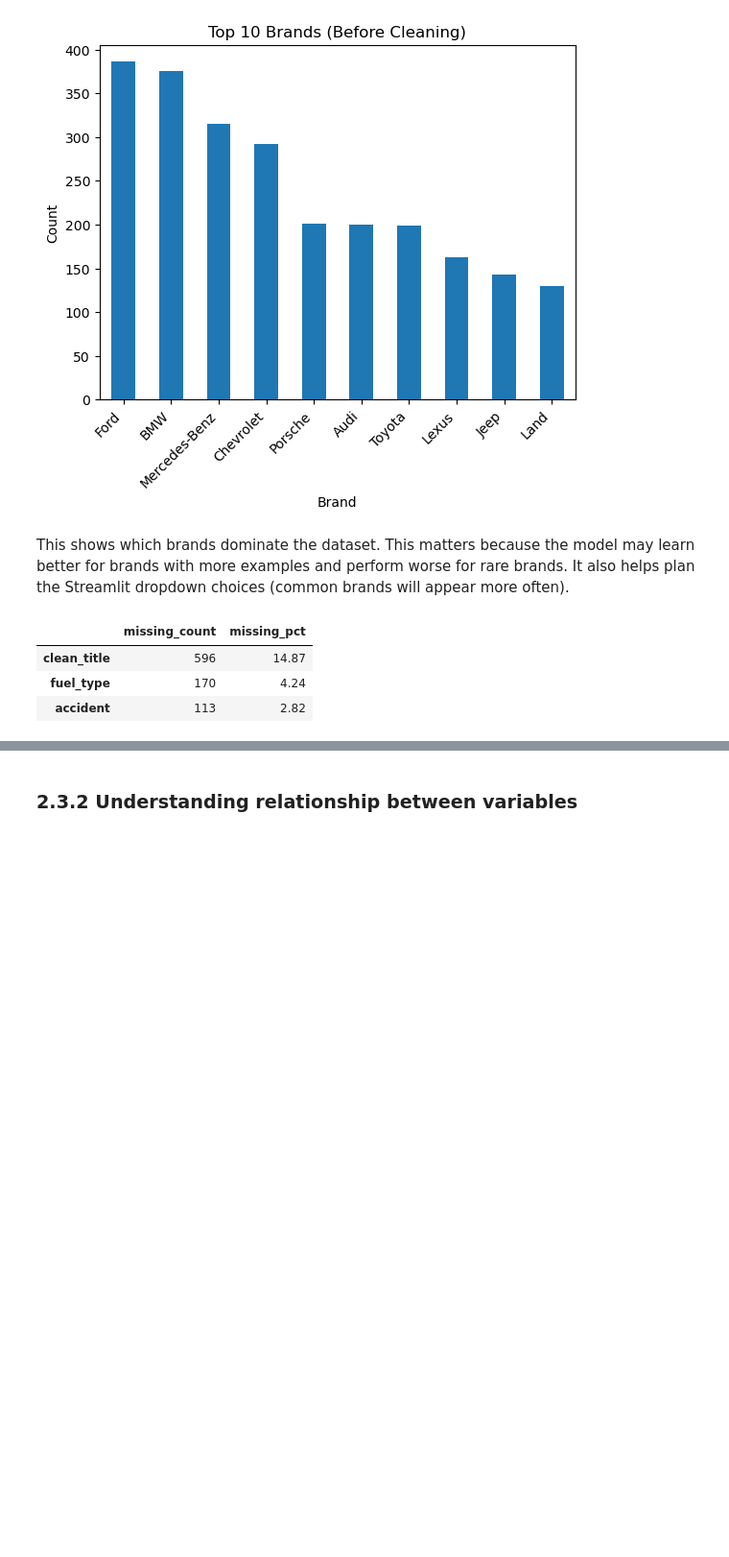
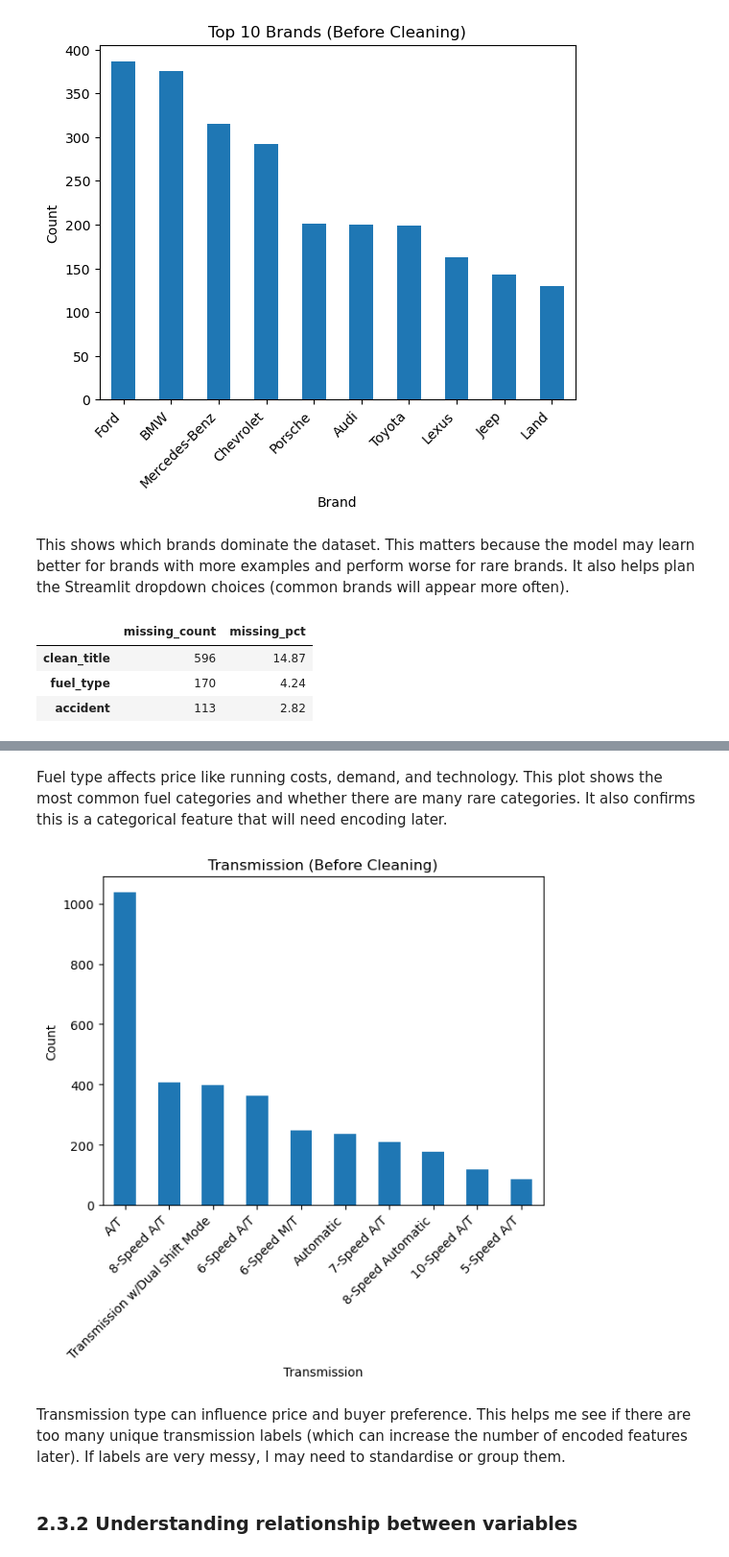
Before and after one commit to Amirul36/mldp-used-car-price, a Jupyter notebook: MLDP Program Codes Submission Template.ipynb, the cells around one changed output, grey strips where cells are left out. Shown at 96% size. Saved outputs shown, nothing was run; the diff lists cells and outputs as text; code cells hidden in the pictures; blank space fills up the shorter version.

```diff
--- a/MLDP Program Codes Submission Template.ipynb
+++ b/MLDP Program Codes Submission Template.ipynb
@@ -252,3 +274,17 @@ This helps to identify which columns have missing data and how severe it is. Thi
+# %% [markdown]
+Fuel type affects price like running costs, demand, and technology. This plot shows the most common fuel categories and whether there are many rare categories. It also confirms this is a categorical feature that will need encoding later.
+# %%
+plt.figure()
+df["transmission"].fillna("Unknown").value_counts().head(10).plot(kind="bar")
+plt.title("Transmission (Before Cleaning)")
+plt.xlabel("Transmission")
+plt.ylabel("Count")
+plt.xticks(rotation=45, ha="right")
+plt.show()
+# %% [output]
+[figure, added]
+# %% [markdown]
+Transmission type can influence price and buyer preference. This helps me see if there are too many unique transmission labels (which can increase the number of encoded features later). If labels are very messy, I may need to standardise or group them.
 # %% [markdown]
 ### 2.3.2 Understanding relationship between variables
 # %%
```
Also changed, not shown: parts of 21 cells of this notebook.
